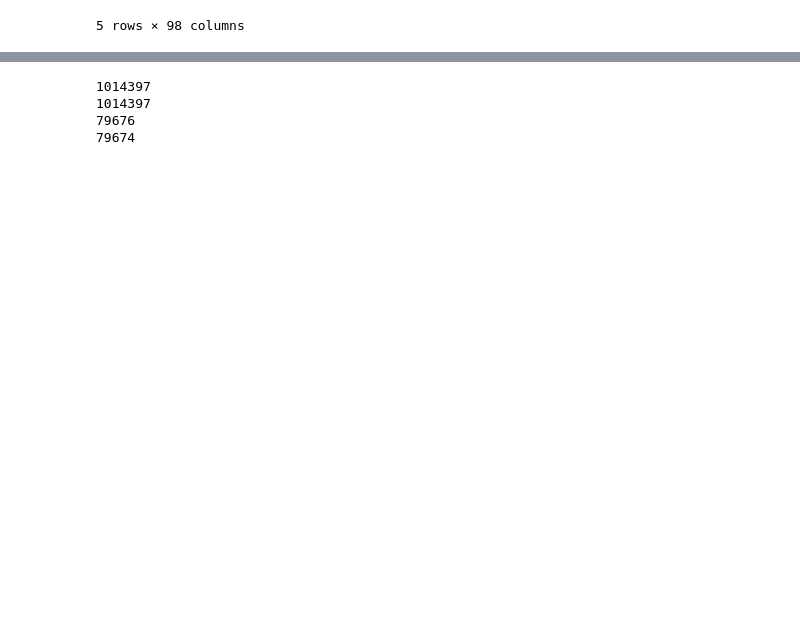
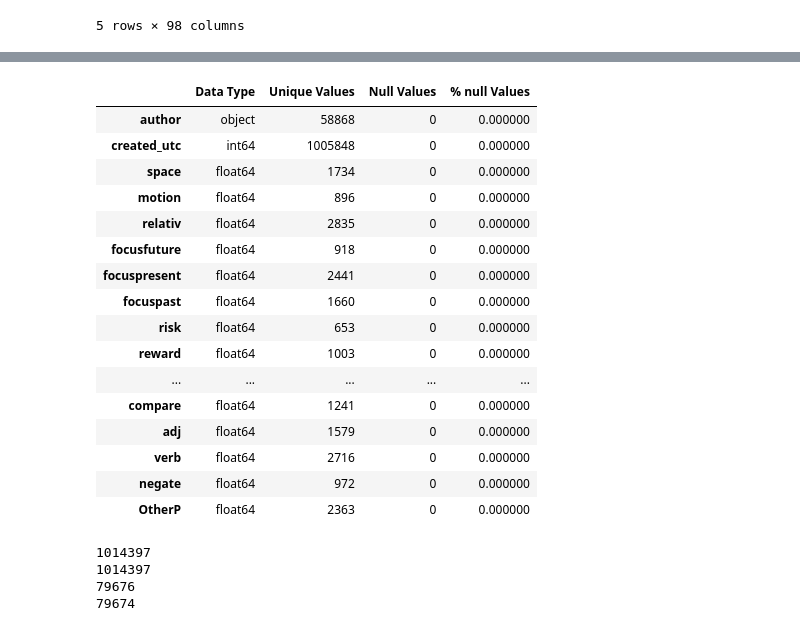
Before and after one commit to uyehaa/Applied-Analytics-Project, a Jupyter notebook: project1.ipynb, the cells around one changed output, grey strips where cells are left out. Cells and saved outputs as stored; diff of their text form; code cells hidden in the pictures; blank space fills up the shorter version.

```diff
--- a/project1.ipynb
+++ b/project1.ipynb
@@ -71,3 +136,32 @@ df_submissions.head()
+# %%
+#visualizing null values by feature including data type - comments
+dtypes = pd.DataFrame(df_comments.dtypes,columns=["Data Type"])
+
+dtypes["Unique Values"]=df_comments.nunique().sort_values(ascending=True)
+
+dtypes["Null Values"]=df_comments.isnull().sum()
+
+dtypes["% null Values"]=df_comments.isnull().sum()/len(df_comments)
+
+dtypes.sort_values(by="Null Values" , ascending=False).style.background_gradient(cmap='YlOrRd',axis=0)
+# %% [output]
+|  | Data Type | Unique Values | Null Values | % null Values |
+| author | object | 58868 | 0 | 0.000000 |
+| created_utc | int64 | 1005848 | 0 | 0.000000 |
+| space | float64 | 1734 | 0 | 0.000000 |
+| motion | float64 | 896 | 0 | 0.000000 |
+| relativ | float64 | 2835 | 0 | 0.000000 |
+| focusfuture | float64 | 918 | 0 | 0.000000 |
+| focuspresent | float64 | 2441 | 0 | 0.000000 |
+| focuspast | float64 | 1660 | 0 | 0.000000 |
+| risk | float64 | 653 | 0 | 0.000000 |
+| reward | float64 | 1003 | 0 | 0.000000 |
+| ... | ... | ... | ... | ... |
+| compare | float64 | 1241 | 0 | 0.000000 |
+| adj | float64 | 1579 | 0 | 0.000000 |
+| verb | float64 | 2716 | 0 | 0.000000 |
+| negate | float64 | 972 | 0 | 0.000000 |
+| OtherP | float64 | 2363 | 0 | 0.000000 |
 # %%
 #Removing null values
 print(len(df_comments))
```
Also changed, not shown: parts of 7 cells of this notebook.
